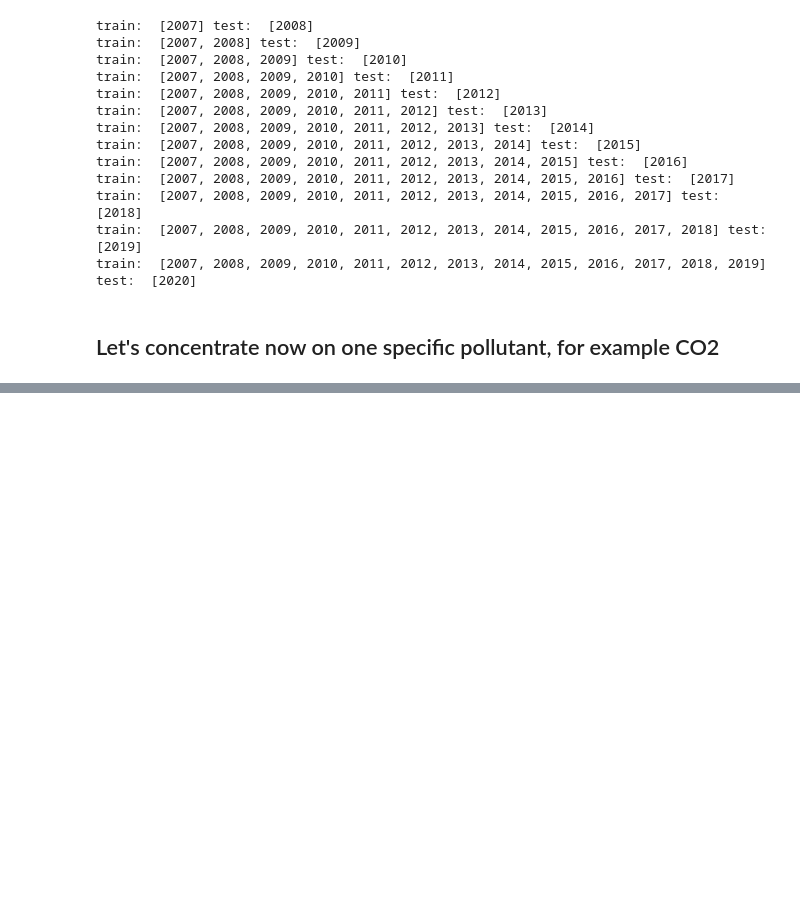
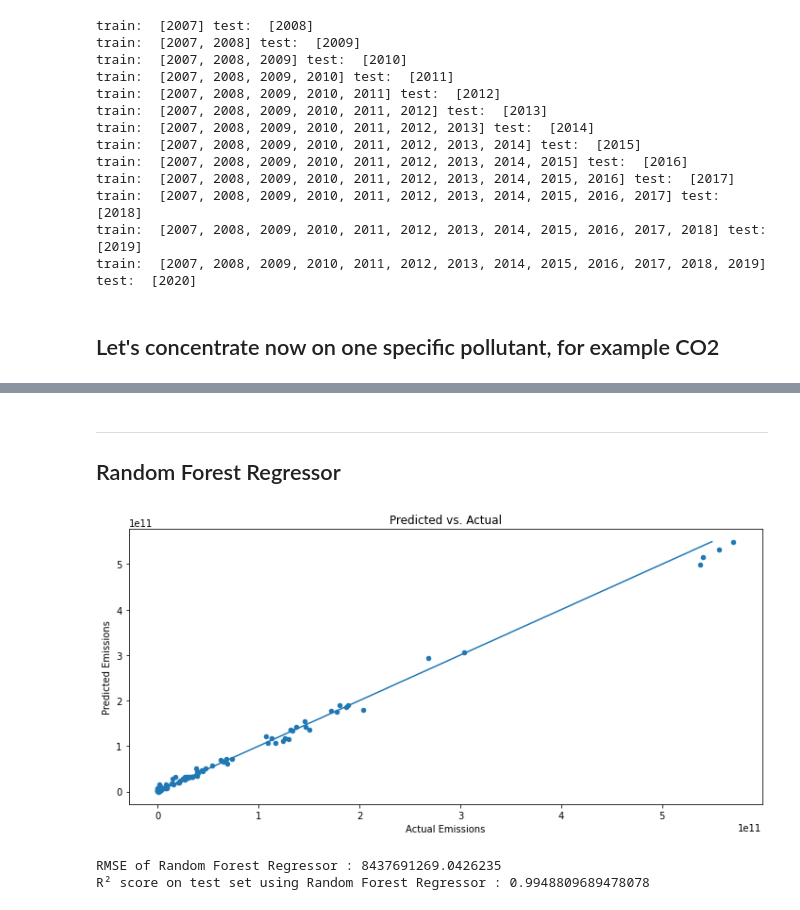
Before and after one commit to taredalen/AirPollutionPrediction, a Jupyter notebook: prediction/F1Prediction.ipynb, the cells around one changed output, grey strips where cells are left out. Drawn from its saved outputs; the diff is of its cells as text; code cells hidden in the pictures; blank space fills up the shorter version.

```diff
--- a/prediction/F1Prediction.ipynb
+++ b/prediction/F1Prediction.ipynb
@@ -311,0 +256,17 @@ _ = ax.legend()
+# %% [markdown]
+---
+## Random Forest Regressor
+# %%
+from sklearn.ensemble import RandomForestRegressor
+
+X_train2, X_test2, y_train2, y_test2 = train_test_split(X_train, y_train.values.ravel())
+forest_model = RandomForestRegressor(n_estimators=500, n_jobs=-1)
+
+forest_model.fit(X_train2, y_train2)
+y_pred2 = forest_model.predict(X_test2)
+
+show_plot(y_pred2, y_test2, 'Random Forest Regressor')
+# %% [output]
+[figure, added]
+RMSE of Random Forest Regressor : 8437691269.0426235
+R² score on test set using Random Forest Regressor : 0.9948809689478078
```
Also changed, not shown: parts of 15 cells of this notebook.
